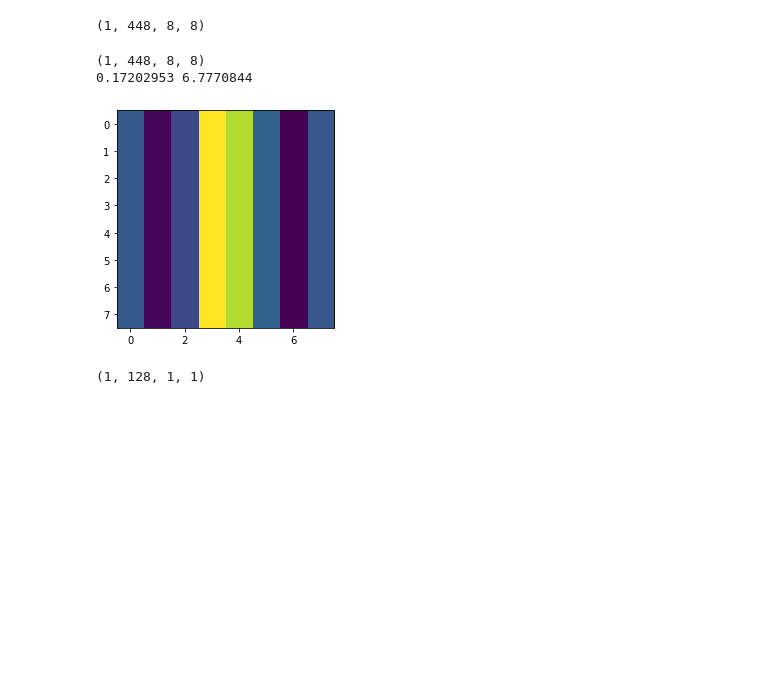
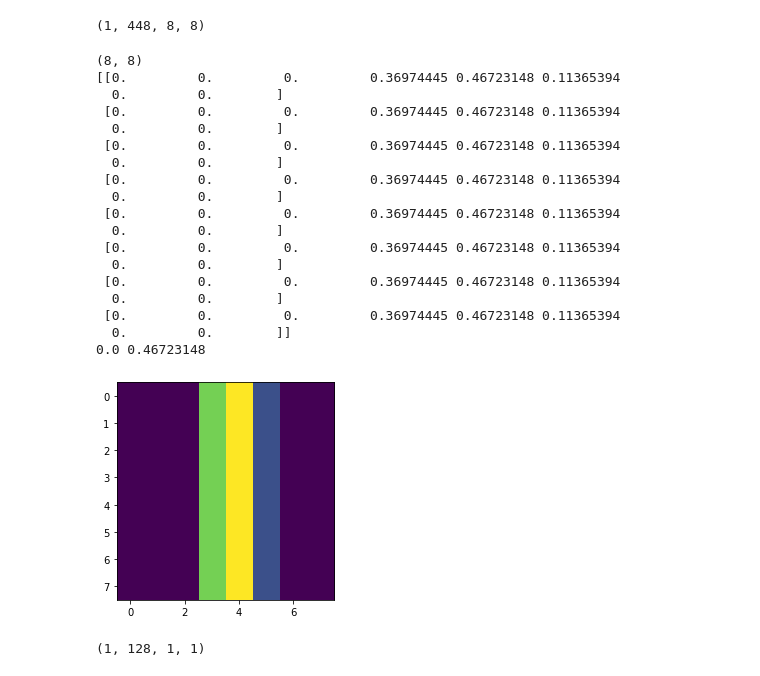
Before and after one commit to ShubhamPatil1994/training_pipeline, a Jupyter notebook: complete_net_classifier.ipynb, the cells around one changed output. Drawn from its saved outputs; the diff is of its cells as text; code cells hidden in the pictures; blank space fills up the shorter version.

```diff
--- a/complete_net_classifier.ipynb
+++ b/complete_net_classifier.ipynb
@@ -418,13 +425,29 @@ np.shape(net3.blobs['roi_pool'].data[...])
 (1, 448, 8, 8)
 # %%
 mydata = net3.blobs['roi_pool'].data
-print(mydata.shape)
-output = np.squeeze(mydata[0,0,:,])
-plt.imshow(output)
-
+print(mydata[0,311,:,:].shape)
+output = np.squeeze(mydata[0,447,:,])
+plt.imshow(mydata[0,447,:,:])
+print(mydata[0,447,:,:])
 print(np.min(output),np.max(output))
 # %% [output]
-(1, 448, 8, 8)
-0.17202953 6.7770844
+(8, 8)
+[[0.         0.         0.         0.36974445 0.46723148 0.11365394
+  0.         0.        ]
+ [0.         0.         0.         0.36974445 0.46723148 0.11365394
+  0.         0.        ]
+ [0.         0.         0.         0.36974445 0.46723148 0.11365394
+  0.         0.        ]
+ [0.         0.         0.         0.36974445 0.46723148 0.11365394
+  0.         0.        ]
+ [0.         0.         0.         0.36974445 0.46723148 0.11365394
+  0.         0.        ]
+ [0.         0.         0.         0.36974445 0.46723148 0.11365394
+  0.         0.        ]
+ [0.         0.         0.         0.36974445 0.46723148 0.11365394
+  0.         0.        ]
+ [0.         0.         0.         0.36974445 0.46723148 0.11365394
+  0.         0.        ]]
+0.0 0.46723148
-[figure, old version]
+[figure, new version]
 # %%
```
Also changed, not shown: parts of 11 cells of this notebook.
